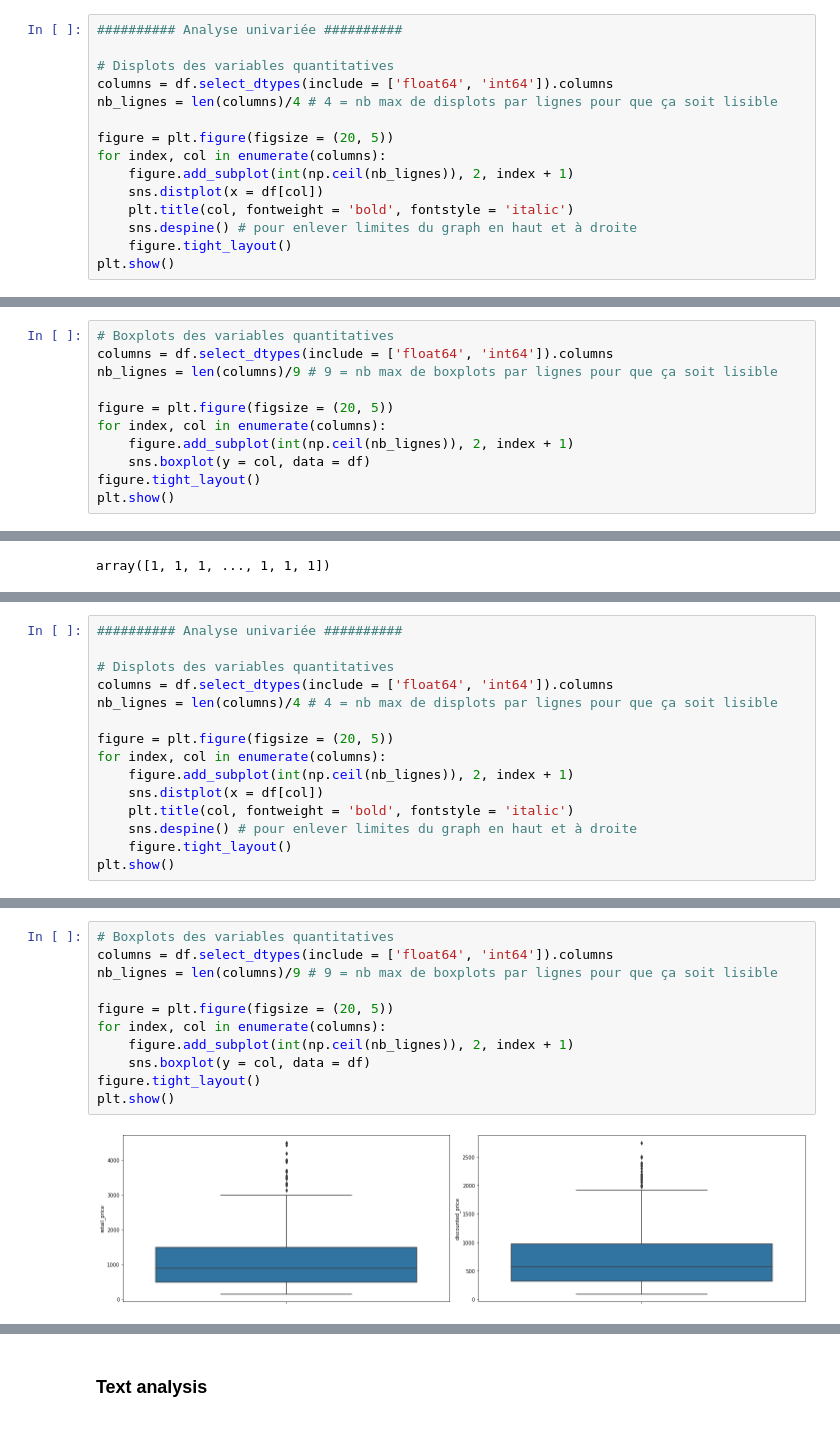
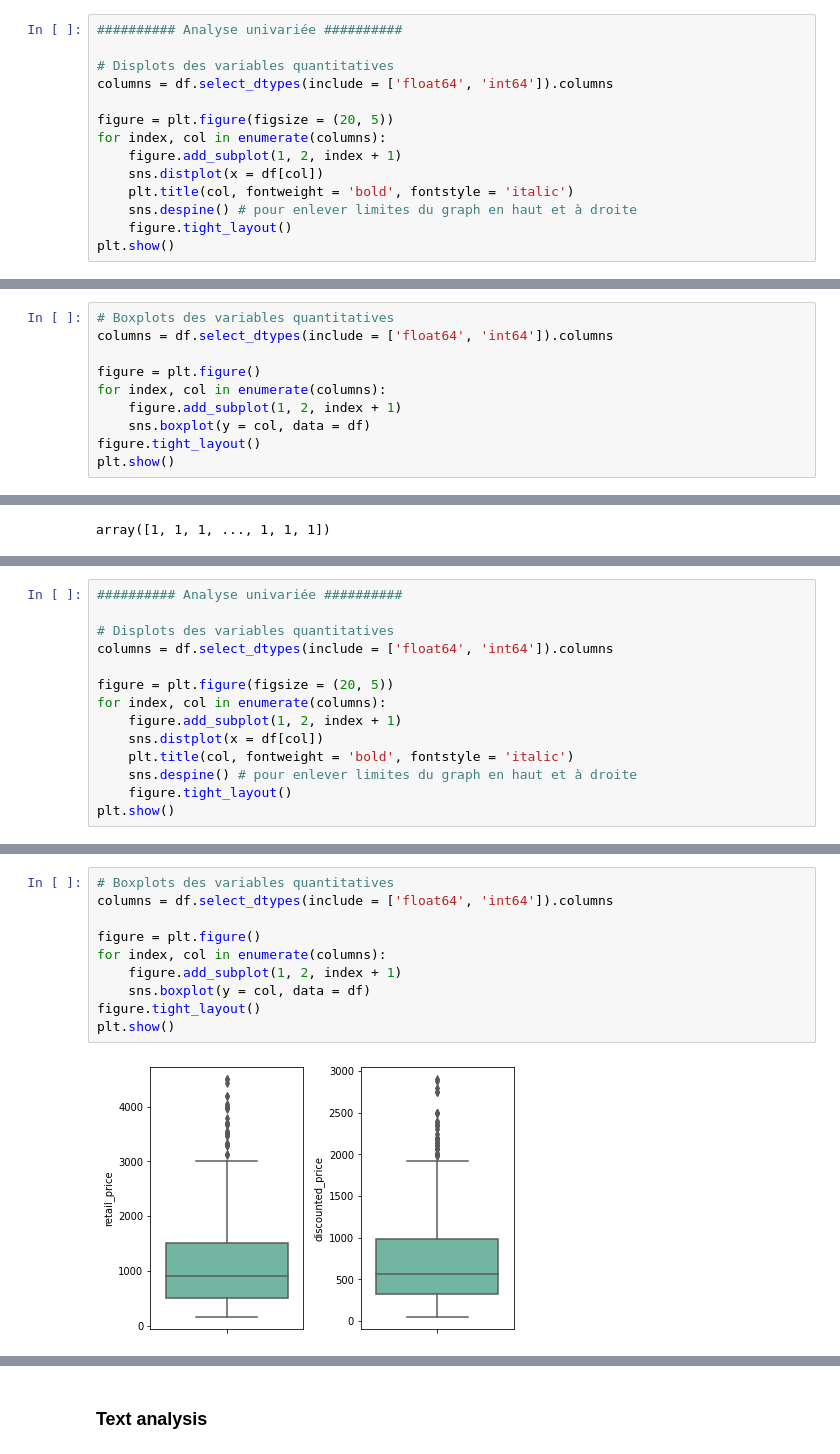
Before and after one commit to LucileRb/classification_auto_consommation, a Jupyter notebook: Data_exploration_text_analysis.ipynb, the cells around one changed output, grey strips where cells are left out. Cells and saved outputs as stored; diff of their text form.

```diff
--- a/Data_exploration_text_analysis.ipynb
+++ b/Data_exploration_text_analysis.ipynb
@@ -252,11 +262,10 @@ Name: product_rating, dtype: int64
 
 # Displots des variables quantitatives
 columns = df.select_dtypes(include = ['float64', 'int64']).columns
-nb_lignes = len(columns)/4 # 4 = nb max de displots par lignes pour que ça soit lisible
 
 figure = plt.figure(figsize = (20, 5))
 for index, col in enumerate(columns):
-    figure.add_subplot(int(np.ceil(nb_lignes)), 2, index + 1)
+    figure.add_subplot(1, 2, index + 1)
     sns.distplot(x = df[col])
     plt.title(col, fontweight = 'bold', fontstyle = 'italic')
     sns.despine() # pour enlever limites du graph en haut et à droite
@@ -267,11 +276,10 @@ plt.show()
 # %%
 # Boxplots des variables quantitatives
 columns = df.select_dtypes(include = ['float64', 'int64']).columns
-nb_lignes = len(columns)/9 # 9 = nb max de boxplots par lignes pour que ça soit lisible
 
-figure = plt.figure(figsize = (20, 5))
+figure = plt.figure()
 for index, col in enumerate(columns):
-    figure.add_subplot(int(np.ceil(nb_lignes)), 2, index + 1)
+    figure.add_subplot(1, 2, index + 1)
     sns.boxplot(y = col, data = df)
 figure.tight_layout()
 plt.show()
@@ -301,11 +309,10 @@ df.shape
 
 # Displots des variables quantitatives
 columns = df.select_dtypes(include = ['float64', 'int64']).columns
-nb_lignes = len(columns)/4 # 4 = nb max de displots par lignes pour que ça soit lisible
 
 figure = plt.figure(figsize = (20, 5))
 for index, col in enumerate(columns):
-    figure.add_subplot(int(np.ceil(nb_lignes)), 2, index + 1)
+    figure.add_subplot(1, 2, index + 1)
     sns.distplot(x = df[col])
     plt.title(col, fontweight = 'bold', fontstyle = 'italic')
     sns.despine() # pour enlever limites du graph en haut et à droite
@@ -314,16 +323,15 @@ plt.show()
 # %%
 # Boxplots des variables quantitatives
 columns = df.select_dtypes(include = ['float64', 'int64']).columns
-nb_lignes = len(columns)/9 # 9 = nb max de boxplots par lignes pour que ça soit lisible
 
-figure = plt.figure(figsize = (20, 5))
+figure = plt.figure()
 for index, col in enumerate(columns):
-    figure.add_subplot(int(np.ceil(nb_lignes)), 2, index + 1)
+    figure.add_subplot(1, 2, index + 1)
     sns.boxplot(y = col, data = df)
 figure.tight_layout()
 plt.show()
 # %% [output]
-[figure, old version]
+[figure, new version]
 # %%
 ## evolution du nb de commandes par année
 
```
Also changed, not shown: parts of 76 cells of this notebook, 4 other files.
